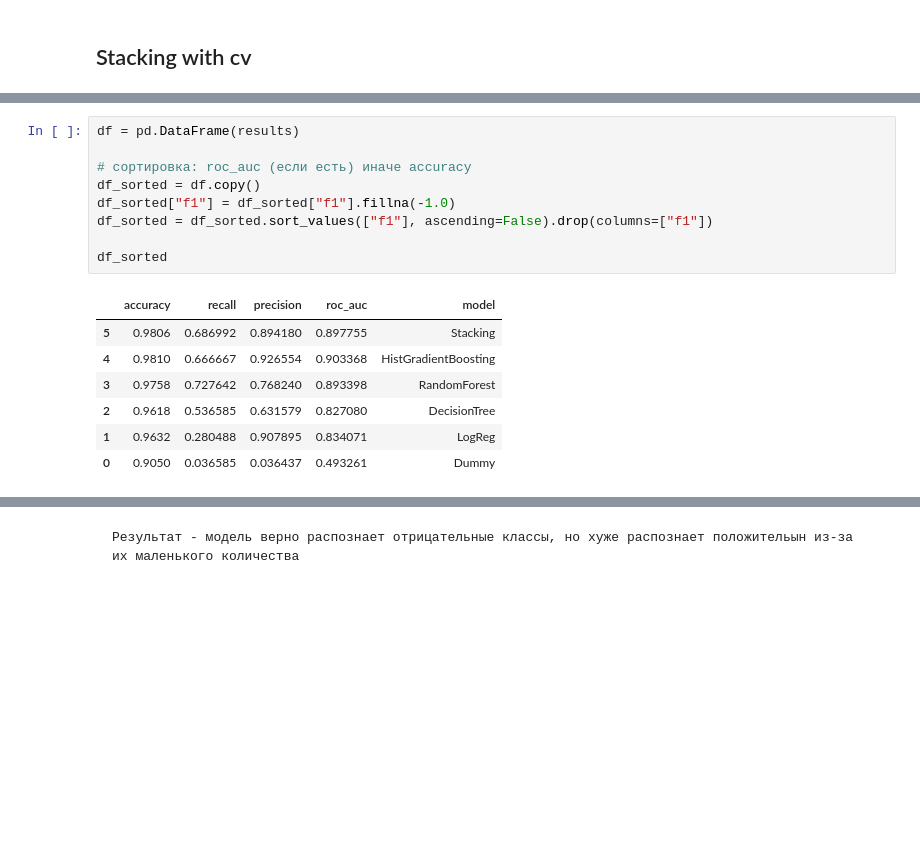
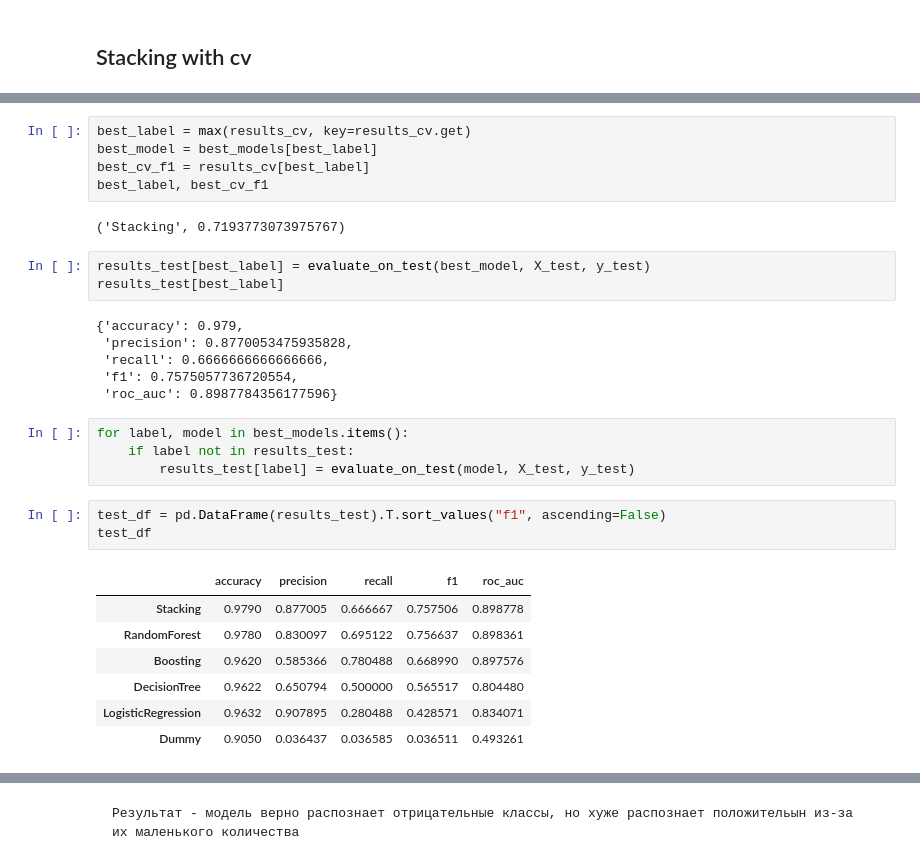
Before and after one commit to pshqd/art_ing_course, a Jupyter notebook: homeworks/HW06/HW06.ipynb, the cells around one changed output, grey strips where cells are left out. Cells and saved outputs as stored; diff of their text form; blank space fills up the shorter version.

```diff
--- a/homeworks/HW06/HW06.ipynb
+++ b/homeworks/HW06/HW06.ipynb
@@ -487,20 +445,34 @@ results.append(evaluate_on_test(stack, X_test, y_test, "Stacking"))
 # %%
-df = pd.DataFrame(results)
-
-# сортировка: roc_auc (если есть) иначе accuracy
-df_sorted = df.copy()
-df_sorted["f1"] = df_sorted["f1"].fillna(-1.0)
-df_sorted = df_sorted.sort_values(["f1"], ascending=False).drop(columns=["f1"])
-
-df_sorted
+best_label = max(results_cv, key=results_cv.get)
+best_model = best_models[best_label]
+best_cv_f1 = results_cv[best_label]
+best_label, best_cv_f1
 # %% [output]
-|  | accuracy | recall | precision | roc_auc | model |
-| 5 | 0.9806 | 0.686992 | 0.894180 | 0.897755 | Stacking |
-| 4 | 0.9810 | 0.666667 | 0.926554 | 0.903368 | HistGradientBoosting |
-| 3 | 0.9758 | 0.727642 | 0.768240 | 0.893398 | RandomForest |
-| 2 | 0.9618 | 0.536585 | 0.631579 | 0.827080 | DecisionTree |
-| 1 | 0.9632 | 0.280488 | 0.907895 | 0.834071 | LogReg |
-| 0 | 0.9050 | 0.036585 | 0.036437 | 0.493261 | Dummy |
+('Stacking', 0.7193773073975767)
+# %%
+results_test[best_label] = evaluate_on_test(best_model, X_test, y_test)
+results_test[best_label]
+# %% [output]
+{'accuracy': 0.979,
+ 'precision': 0.8770053475935828,
+ 'recall': 0.6666666666666666,
+ 'f1': 0.7575057736720554,
+ 'roc_auc': 0.8987784356177596}
+# %%
+for label, model in best_models.items():
+    if label not in results_test:
+        results_test[label] = evaluate_on_test(model, X_test, y_test)
+# %%
+test_df = pd.DataFrame(results_test).T.sort_values("f1", ascending=False)
+test_df
+# %% [output]
+|  | accuracy | precision | recall | f1 | roc_auc |
+| Stacking | 0.9790 | 0.877005 | 0.666667 | 0.757506 | 0.898778 |
+| RandomForest | 0.9780 | 0.830097 | 0.695122 | 0.756637 | 0.898361 |
+| Boosting | 0.9620 | 0.585366 | 0.780488 | 0.668990 | 0.897576 |
+| DecisionTree | 0.9622 | 0.650794 | 0.500000 | 0.565517 | 0.804480 |
+| LogisticRegression | 0.9632 | 0.907895 | 0.280488 | 0.428571 | 0.834071 |
+| Dummy | 0.9050 | 0.036437 | 0.036585 | 0.036511 | 0.493261 |
 # %%
 metrics_path = ARTIFACTS_DIR / "metrics_test.json"
 search_path = ARTIFACTS_DIR / "search_summaries.json"
```
Also changed, not shown: parts of 28 cells of this notebook, 12 other files.
